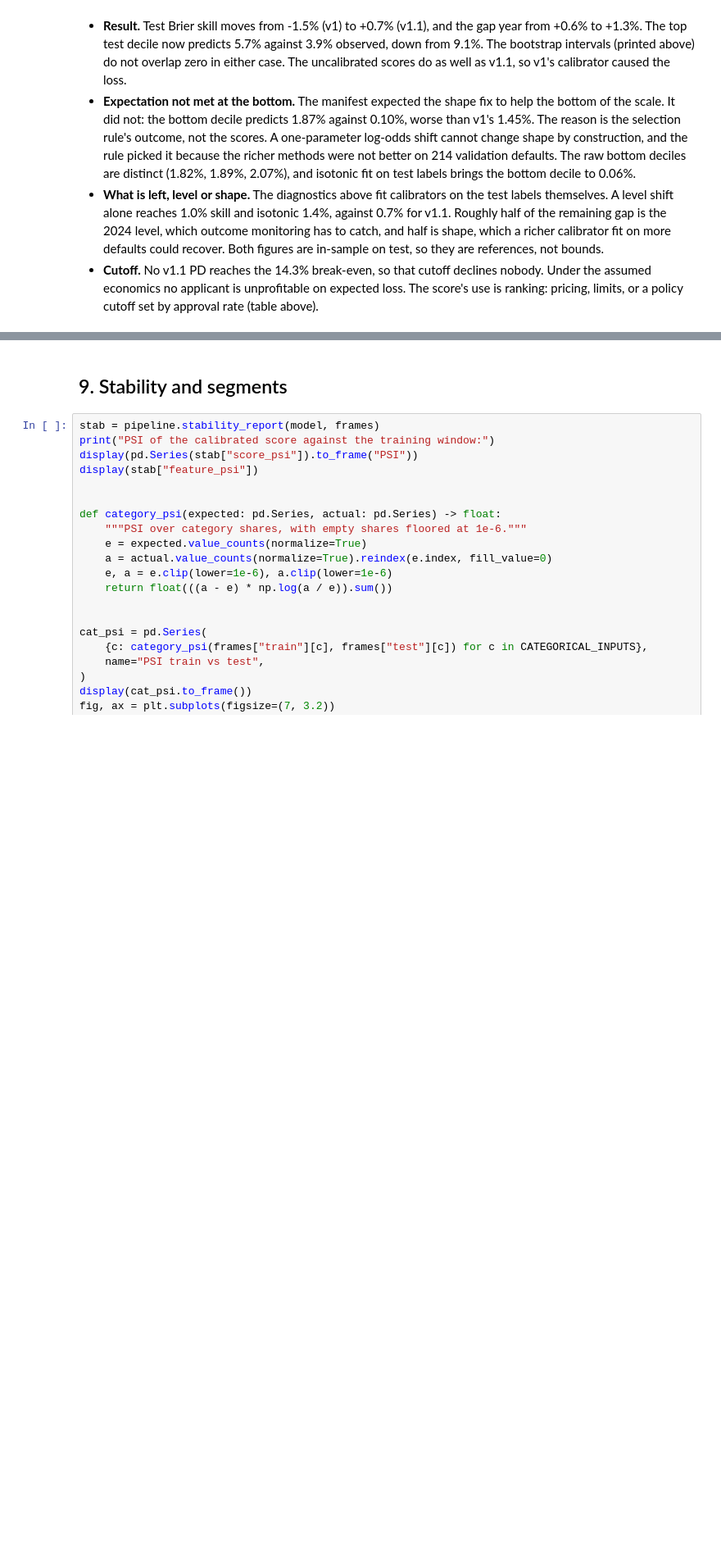
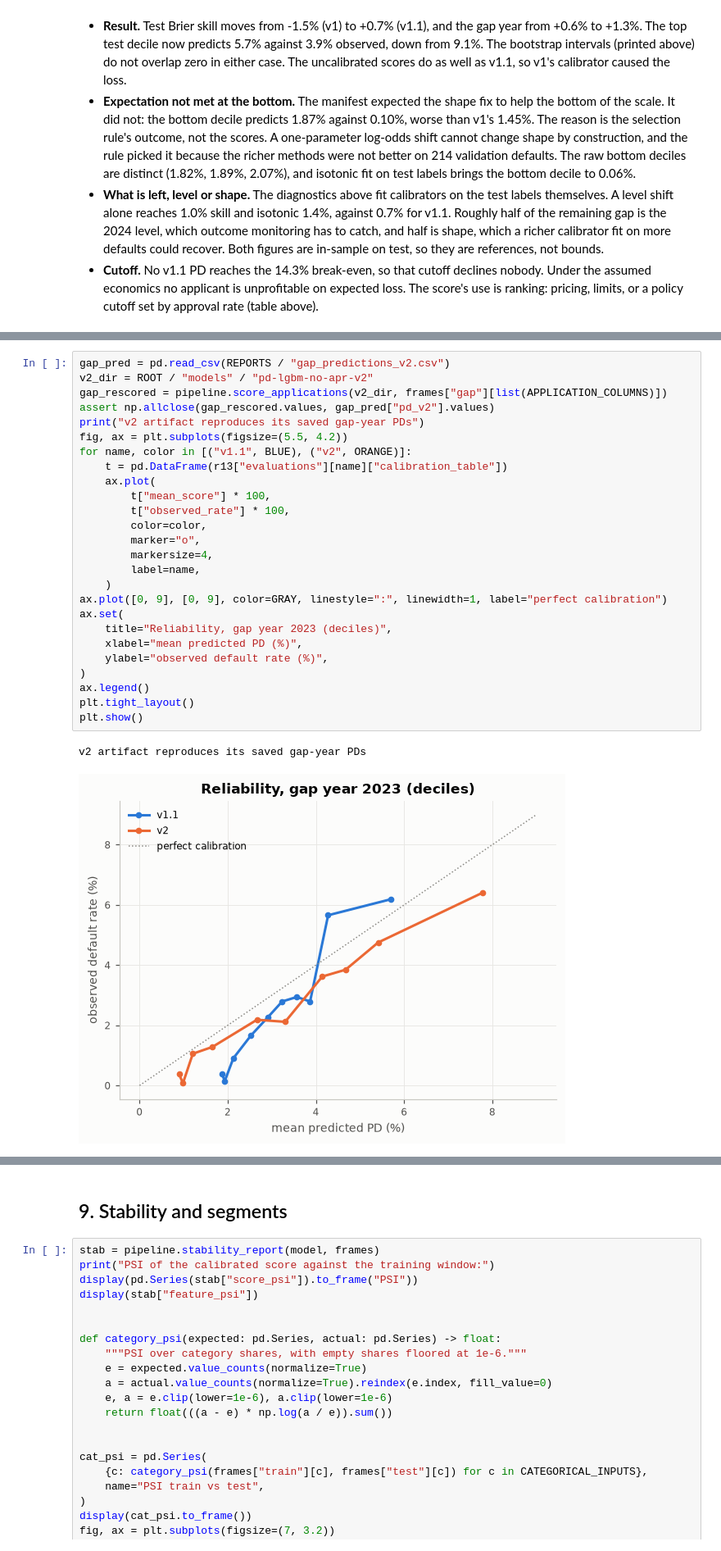
Before and after one commit to alessiot/credit-risk-modeling, a Jupyter notebook: notebooks/modeling.ipynb, the cells around one changed output, grey strips where cells are left out. Shown at 82% size. Cells and saved outputs as stored; diff of their text form; blank space fills up the shorter version.

Commit message:
feat: v2 tuned on log loss (R13), evaluated once on 2023; v1.1 stays under the registered rule; shorten the model card

```diff
--- a/notebooks/modeling.ipynb
+++ b/notebooks/modeling.ipynb
@@ -1427,0 +1491,29 @@ validation cutoff table, v1.1 scores:
+# %%
+gap_pred = pd.read_csv(REPORTS / "gap_predictions_v2.csv")
+v2_dir = ROOT / "models" / "pd-lgbm-no-apr-v2"
+gap_rescored = pipeline.score_applications(v2_dir, frames["gap"][list(APPLICATION_COLUMNS)])
+assert np.allclose(gap_rescored.values, gap_pred["pd_v2"].values)
+print("v2 artifact reproduces its saved gap-year PDs")
+fig, ax = plt.subplots(figsize=(5.5, 4.2))
+for name, color in [("v1.1", BLUE), ("v2", ORANGE)]:
+    t = pd.DataFrame(r13["evaluations"][name]["calibration_table"])
+    ax.plot(
+        t["mean_score"] * 100,
+        t["observed_rate"] * 100,
+        color=color,
+        marker="o",
+        markersize=4,
+        label=name,
+    )
+ax.plot([0, 9], [0, 9], color=GRAY, linestyle=":", linewidth=1, label="perfect calibration")
+ax.set(
+    title="Reliability, gap year 2023 (deciles)",
+    xlabel="mean predicted PD (%)",
+    ylabel="observed default rate (%)",
+)
+ax.legend()
+plt.tight_layout()
+plt.show()
+# %% [output]
+v2 artifact reproduces its saved gap-year PDs
+[figure, added]
```
Also changed, not shown: parts of 7 cells of this notebook, 11 other files.
